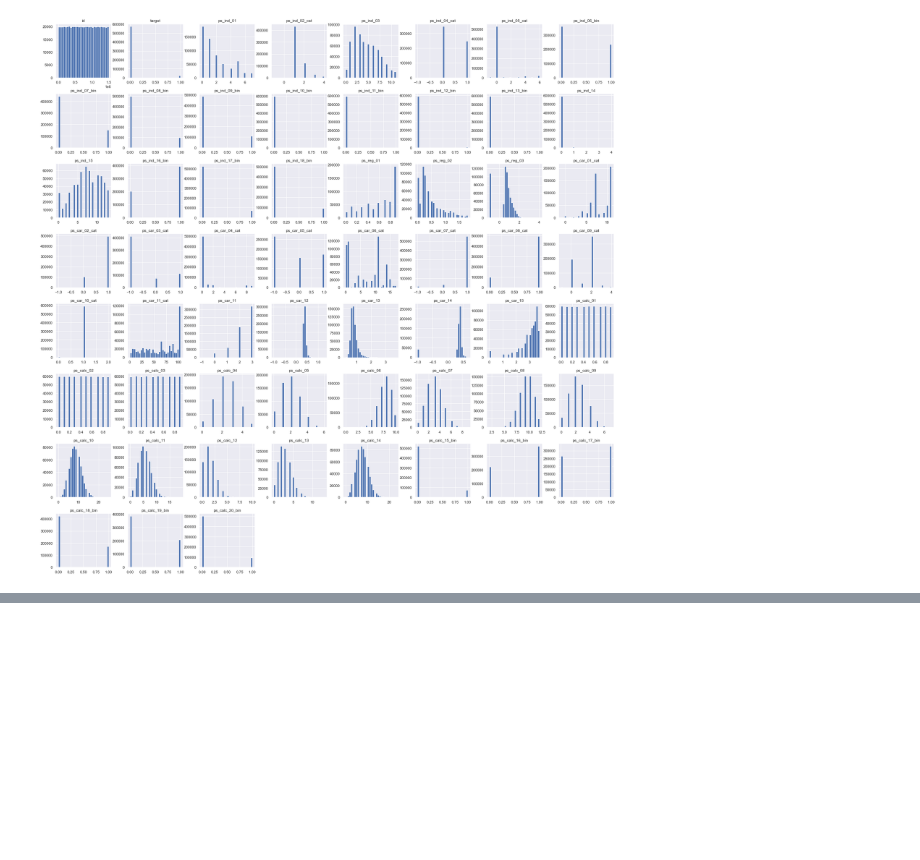
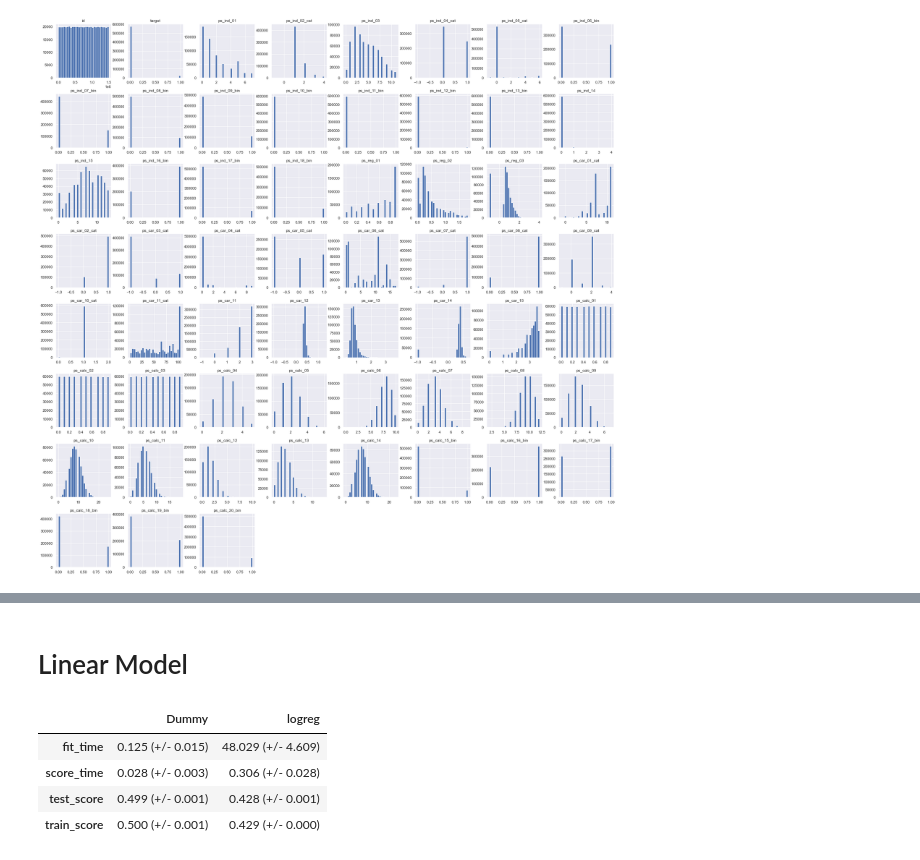
Before and after one commit to nichowu/Porto-Seguro-Safe-Driver-Prediction, a Jupyter notebook: porto-seguro-safe-driving.ipynb, the cells around one changed output, grey strips where cells are left out. Saved outputs shown, nothing was run; the diff lists cells and outputs as text; code cells hidden in the pictures; blank space fills up the shorter version.

Commit message:
base line & logreg

```diff
--- a/porto-seguro-safe-driving.ipynb
+++ b/porto-seguro-safe-driving.ipynb
@@ -405,0 +497,15 @@ train.hist(figsize=(30,30), bins=30);
+# %%
+def mean_std_cross_val_scores(model, X_train, y_train, **kwargs):
+    """
+    Returns mean and std of cross validation
+    """
+    scores = cross_validate(model, X_train, y_train, **kwargs)
+
+    mean_scores = pd.DataFrame(scores).mean()
+    std_scores = pd.DataFrame(scores).std()
+    out_col = []
+
+    for i in range(len(mean_scores)):
+        out_col.append((f"%0.3f (+/- %0.3f)" % (mean_scores[i], std_scores[i])))
+
+    return pd.Series(data=out_col, index=mean_scores.index)
@@ -405,0 +514,18 @@ train.hist(figsize=(30,30), bins=30);
+# %%
+#make a cusomized f1 scorering method
+
+from sklearn.metrics import f1_score, make_scorer, recall_score
+
+custom_scorer = make_scorer(f1_score, average="macro")
+scoring_metric = custom_scorer
+# %%
+target = "target"
+X_train, y_train = train.drop(columns=target), train[target]
+# %%
+dummy = DummyClassifier(strategy = "stratified")
+
+results = {}
+scoring_metric = scoring_metric
+results["Dummy"] = mean_std_cross_val_scores(dummy, X_train, y_train,
+                                             return_train_score=True, scoring=scoring_metric)
+pd.DataFrame(results)
@@ -405,0 +538,17 @@ train.hist(figsize=(30,30), bins=30);
+# %% [markdown]
+# Linear Model
+# %%
+#Try logistic regression with default C
+pipe_lr = make_pipeline(
+    preprocessor, LogisticRegression(max_iter=1000, class_weight="balanced")
+)
+results["logreg"] = mean_std_cross_val_scores(
+    pipe_lr, X_train, y_train, return_train_score=True, scoring=scoring_metric
+)
+pd.DataFrame(results)
+# %% [output]
+|  | Dummy | logreg |
+| fit_time | 0.125 (+/- 0.015) | 48.029 (+/- 4.609) |
+| score_time | 0.028 (+/- 0.003) | 0.306 (+/- 0.028) |
+| test_score | 0.499 (+/- 0.001) | 0.428 (+/- 0.001) |
+| train_score | 0.500 (+/- 0.001) | 0.429 (+/- 0.000) |
```
Also changed, not shown: parts of 13 cells of this notebook.
